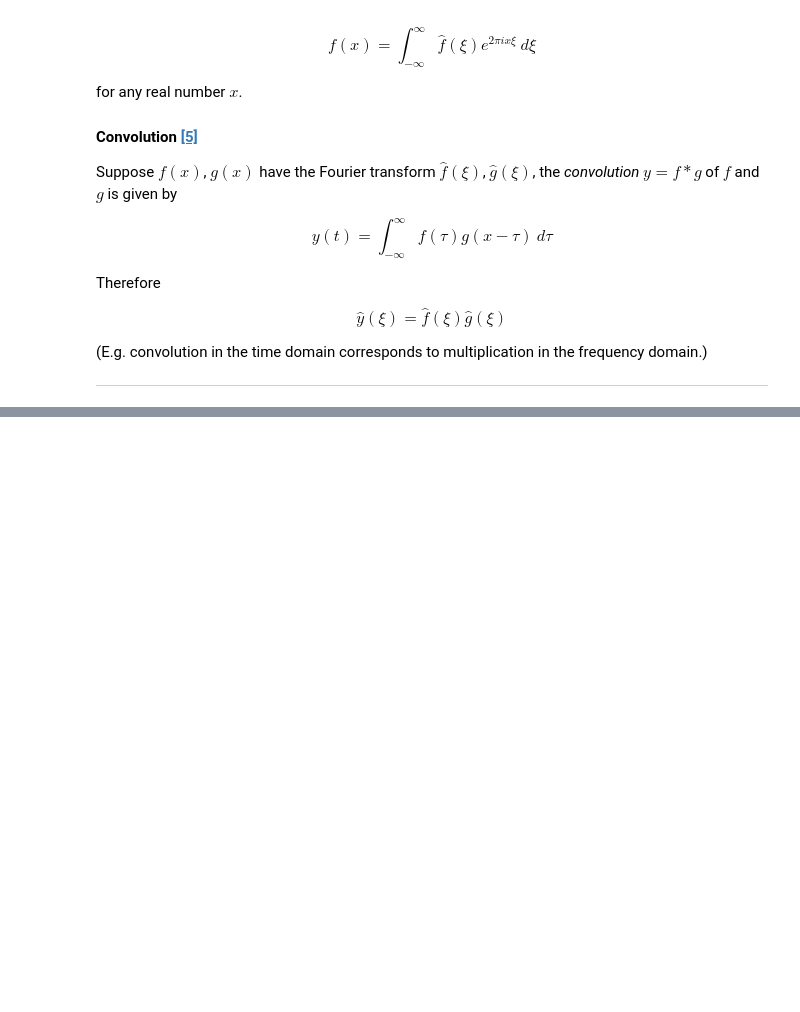
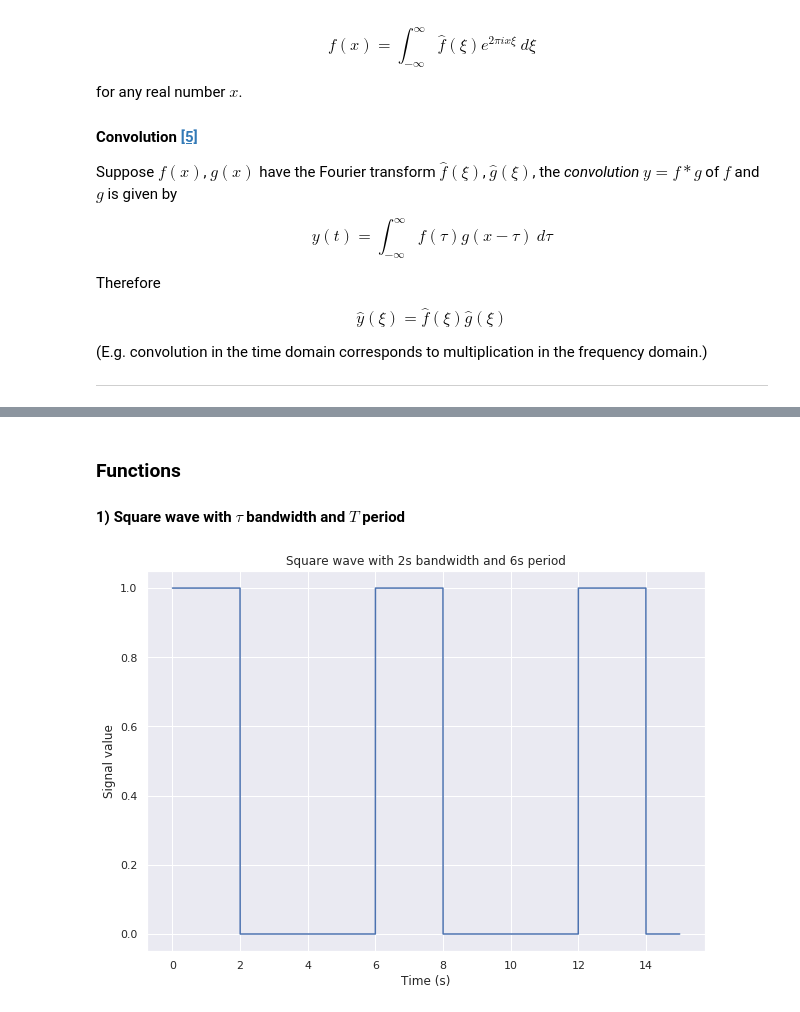
Before and after one commit to masterdesky/ELTE-signal-processing-2018, a Jupyter notebook: 2. feladatsor/Assignment 2.ipynb, the cells around one changed output, grey strips where cells are left out. Saved outputs shown, nothing was run; the diff lists cells and outputs as text; code cells hidden in the pictures; blank space fills up the shorter version.

```diff
--- a/2. feladatsor/Assignment 2.ipynb
+++ b/2. feladatsor/Assignment 2.ipynb
@@ -354,0 +489,49 @@ sns.set()
+# %% [markdown]
+### Functions
+
+#### 1) Square wave with $\tau$ bandwidth and $T$ period
+# %%
+def f_1(t, tau, T):
+    '''
+    Input parameters:
+
+    't': time in seconds
+    'tau': bandwidth
+    'T': period of signal
+    '''
+
+    # Sampling rate: 1000 Hz/second
+    SampRate = t * 1000
+    time = np.linspace(0, t, SampRate, endpoint=True)
+
+    # Create square wave signal
+    signal = np.empty(SampRate)
+
+    i = 0
+    while(i < SampRate):
+        if(((t/SampRate * i) % T) < tau):
+            signal[i] = 1
+            i += 1
+        else:
+            signal[i] = 0
+            i += 1
+
+    return(time, signal, T, tau)
+# %%
+t_1_Fourier = 15
+tau_1_Fourier = 2
+T_1_Fourier = 6
+
+time_1, signal_1, T_1_Fourier, tau_1_Fourier = f_1(t_1_Fourier, tau_1_Fourier, T_1_Fourier)
+# %%
+fig_f_1 = plt.figure(figsize=(10,7))
+
+plt.plot(time_1, signal_1)
+
+plt.title("Square wave with " + str(tau_1_Fourier) + "s bandwidth and " + str(T_1_Fourier) + "s period")
+plt.xlabel("Time (s)")
+plt.ylabel("Signal value")
+
+plt. show()
+# %% [output]
+[figure, added]
```
Also changed, not shown: parts of 34 cells of this notebook.
